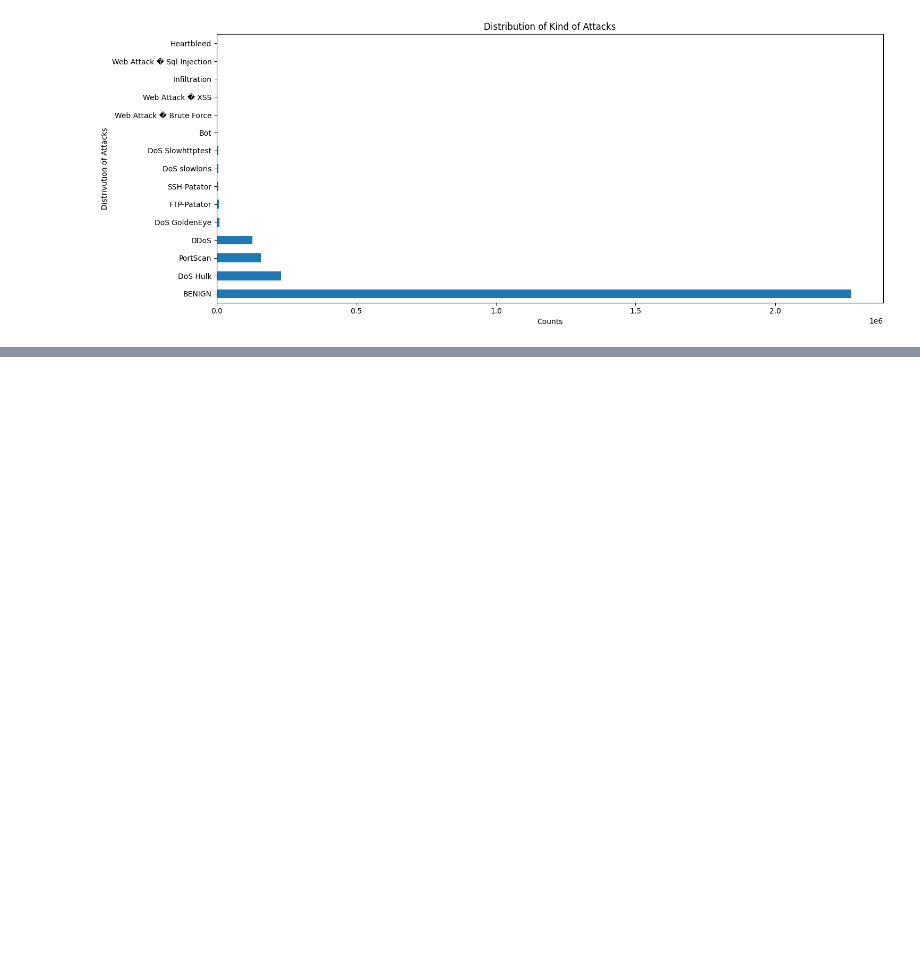
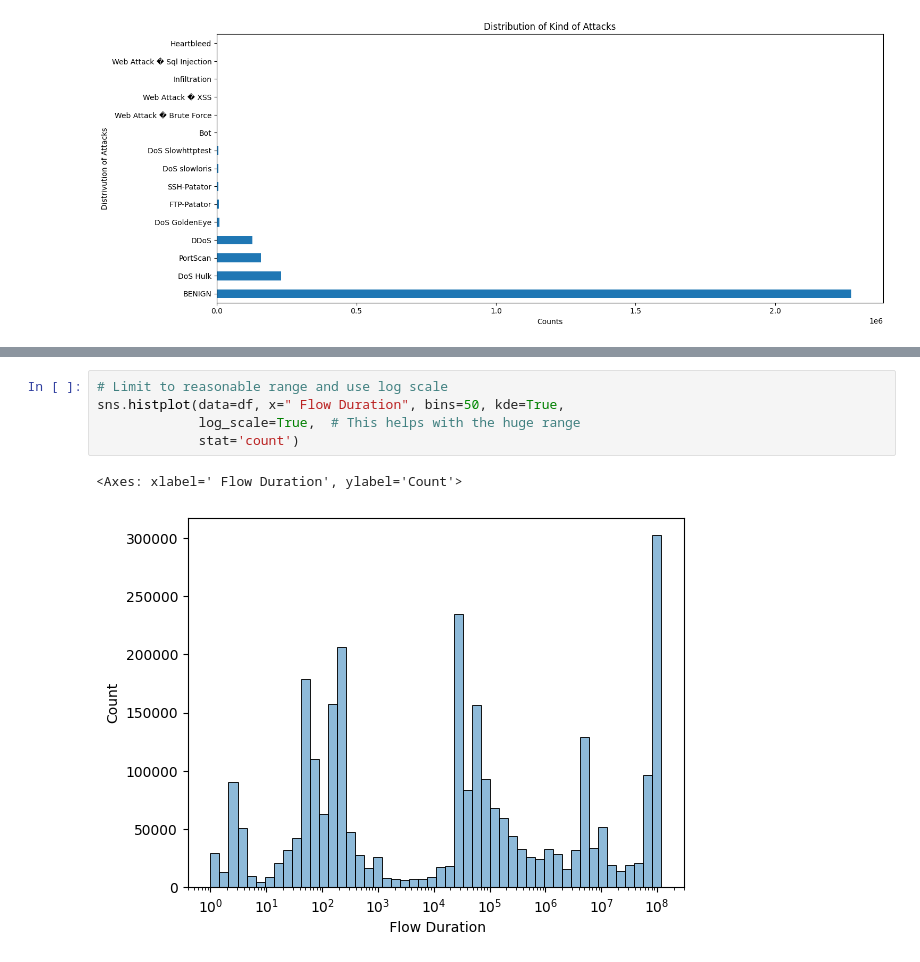
Before and after one commit to MasrafiSiam/NIDS-Drafting, a Jupyter notebook: training.ipynb, the cells around one changed output, grey strips where cells are left out. Drawn from its saved outputs; the diff is of its cells as text; blank space fills up the shorter version.

```diff
--- a/training.ipynb
+++ b/training.ipynb
@@ -88,0 +105,8 @@ plt.show()
+# %%
+# Limit to reasonable range and use log scale
+sns.histplot(data=df, x=" Flow Duration", bins=50, kde=True,
+             log_scale=True,  # This helps with the huge range
+             stat='count')
+# %% [output]
+<Axes: xlabel=' Flow Duration', ylabel='Count'>
+[figure, added]
```
Also changed, not shown: parts of 7 cells of this notebook, 2 other files.
